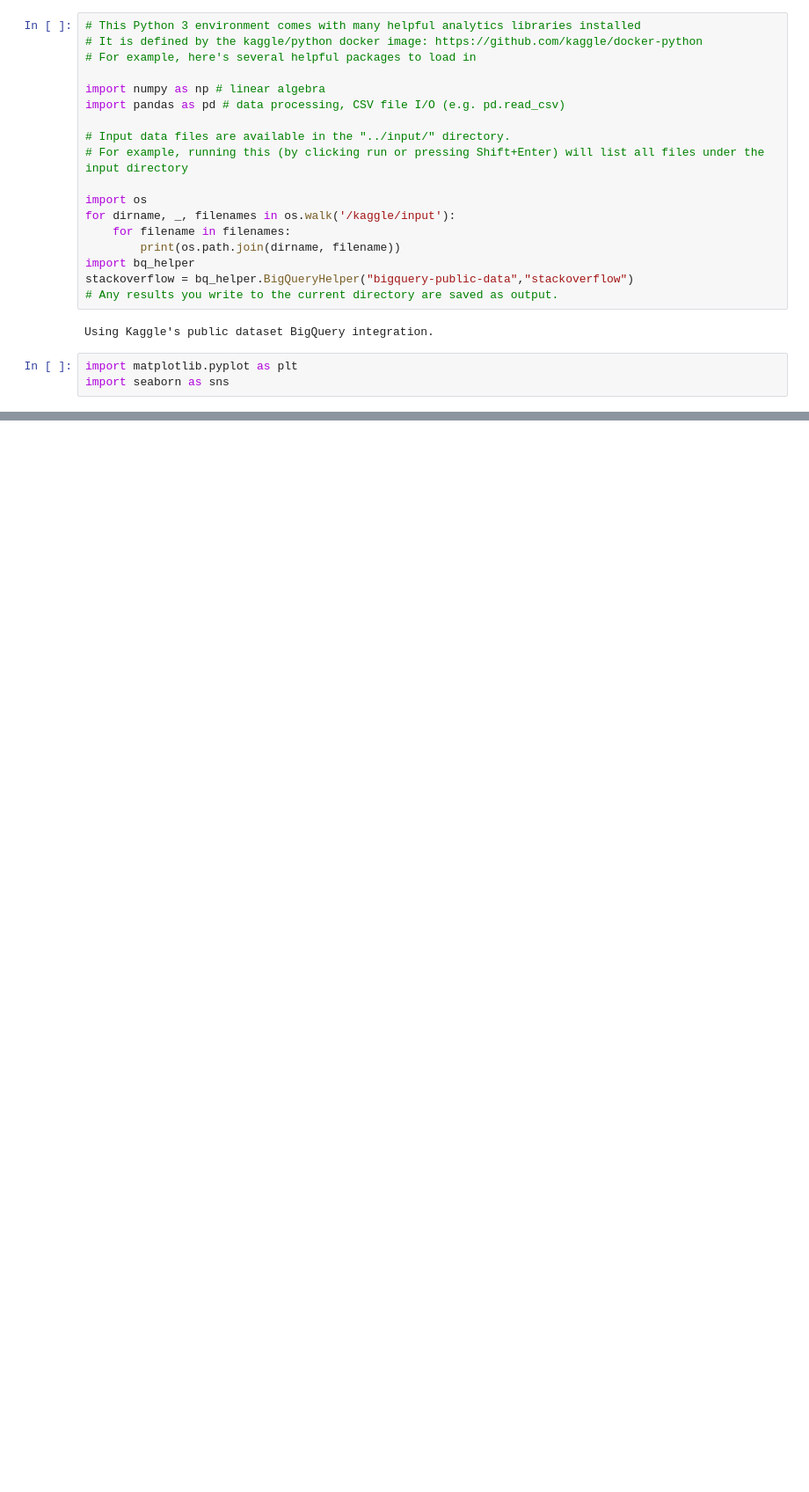
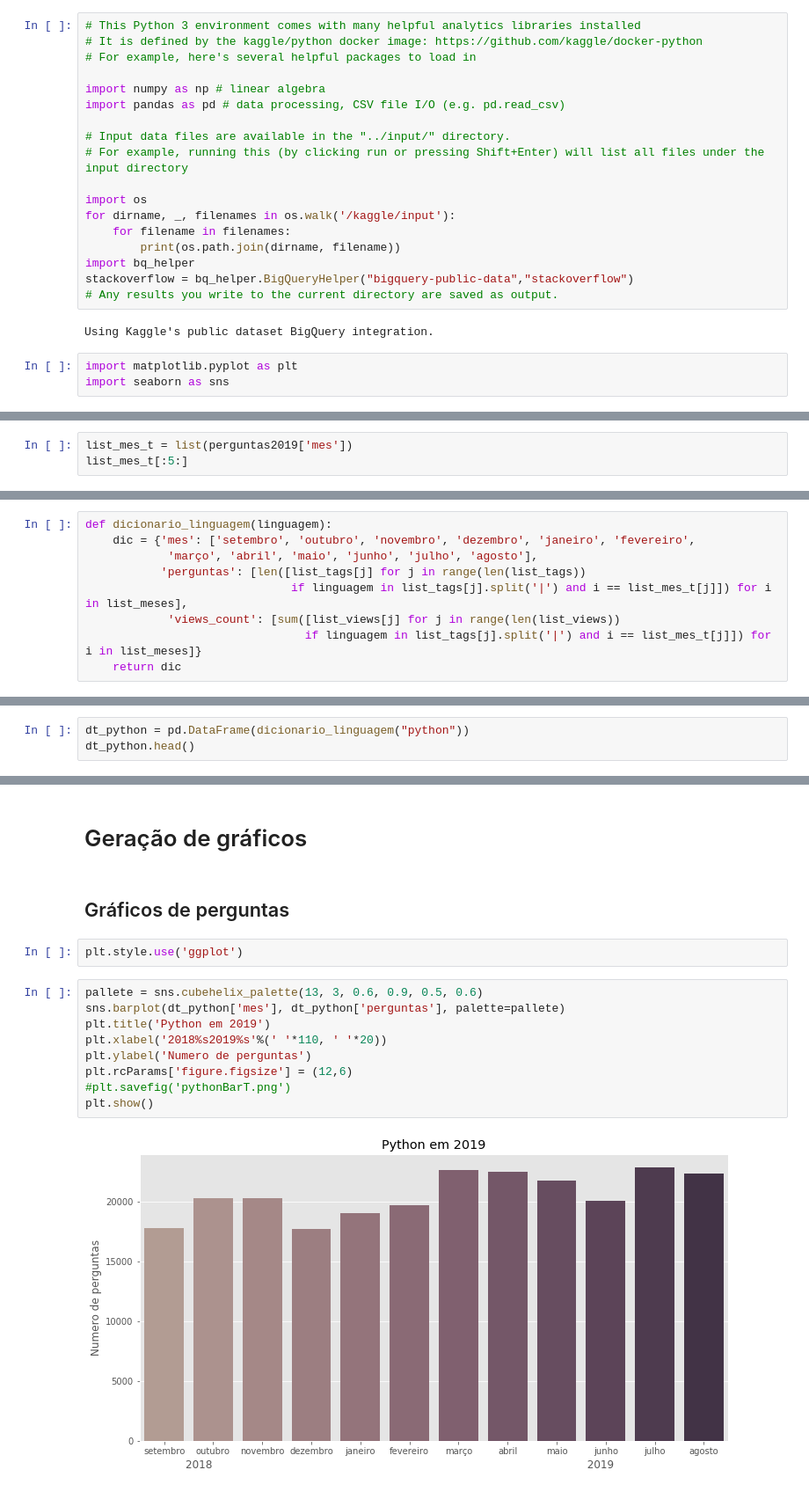
Before and after one commit to LuisHenrique01/notebooks-data-science, a Jupyter notebook: linguagens.ipynb, the cells around one changed output, grey strips where cells are left out. Shown at 88% size. Drawn from its saved outputs; the diff is of its cells as text; blank space fills up the shorter version.

```diff
--- a/linguagens.ipynb
+++ b/linguagens.ipynb
@@ -240,0 +65,3 @@ plt.show()
+# %%
+list_mes_t = list(perguntas2019['mes'])
+list_mes_t[:5:]
@@ -240,0 +70,9 @@ plt.show()
+# %%
+def dicionario_linguagem(linguagem):
+    dic = {'mes': ['setembro', 'outubro', 'novembro', 'dezembro', 'janeiro', 'fevereiro',
+            'março', 'abril', 'maio', 'junho', 'julho', 'agosto'],
+           'perguntas': [len([list_tags[j] for j in range(len(list_tags))
+                              if linguagem in list_tags[j].split('|') and i == list_mes_t[j]]) for i in list_meses],
+            'views_count': [sum([list_views[j] for j in range(len(list_views))
+                                if linguagem in list_tags[j].split('|') and i == list_mes_t[j]]) for i in list_meses]}
+    return dic
@@ -240,0 +81,3 @@ plt.show()
+# %%
+dt_python = pd.DataFrame(dicionario_linguagem("python"))
+dt_python.head()
@@ -240,0 +151,17 @@ plt.show()
+# %% [markdown]
+# Geração de gráficos
+# %% [markdown]
+## Gráficos de perguntas
+# %%
+plt.style.use('ggplot')
+# %%
+pallete = sns.cubehelix_palette(13, 3, 0.6, 0.9, 0.5, 0.6)
+sns.barplot(dt_python['mes'], dt_python['perguntas'], palette=pallete)
+plt.title('Python em 2019')
+plt.xlabel('2018%s2019%s'%(' '*110, ' '*20))
+plt.ylabel('Numero de perguntas')
+plt.rcParams['figure.figsize'] = (12,6)
+#plt.savefig('pythonBarT.png')
+plt.show()
+# %% [output]
+[figure, added]
```
Also changed, not shown: parts of 43 cells of this notebook.
